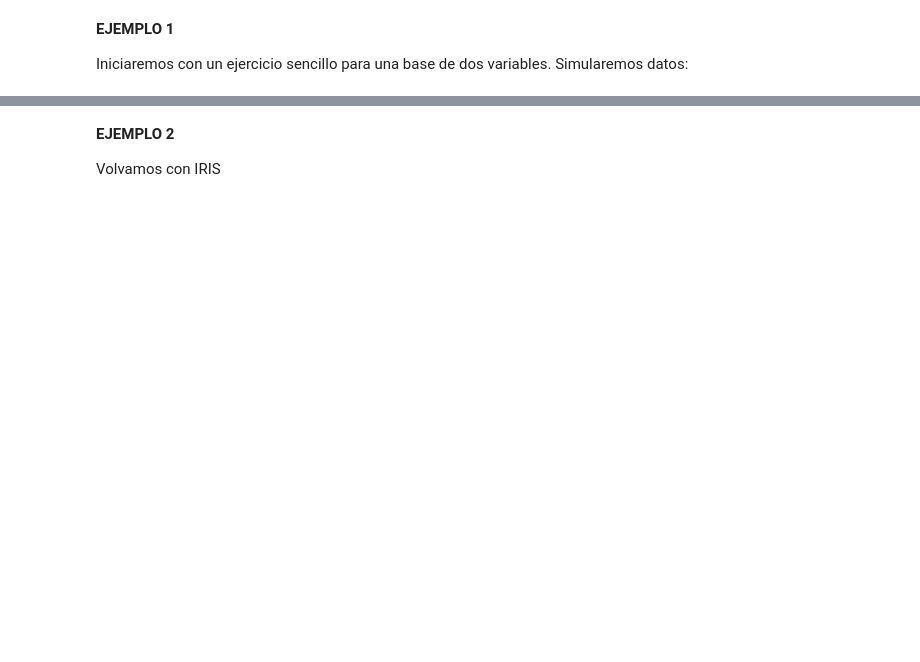
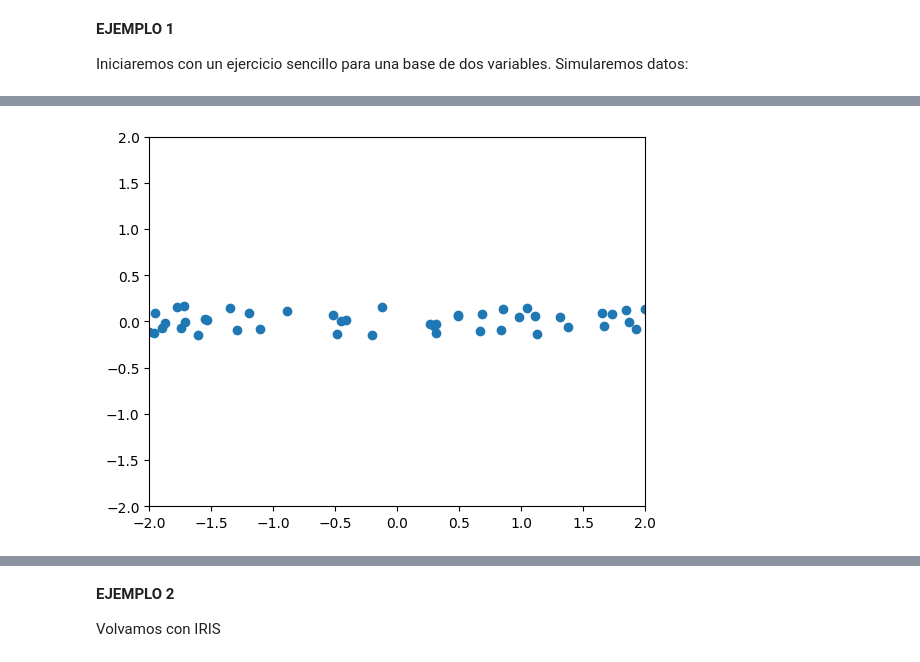
Before and after one commit to srodriguezc91/Proyecto_final_ML_V1, a Jupyter notebook: Código/ACP_Ejemplitos.ipynb, the cells around one changed output, grey strips where cells are left out. Drawn from its saved outputs; the diff is of its cells as text; code cells hidden in the pictures; blank space fills up the shorter version.

```diff
--- a/Código/ACP_Ejemplitos.ipynb
+++ b/Código/ACP_Ejemplitos.ipynb
@@ -56,8 +109,15 @@ plt.scatter(DFT.T[0],DFT.T[1])
 # %%
 pca = PCA(n_components=2)
-principal_components = pca.fit_transform(DFT)
-DFPC = pd.DataFrame(data = principal_components, columns = ['PC1', 'PC2'])
-DFPC['3']=0
-DFPC
+pca.fit(DFT)
+principal_components=pca.transform(DFT)
+
+
+DFPC= pd.DataFrame(principal_components)
+plt.scatter(principal_components[:,0],principal_components[:,1])
+plt.xlim(-2,2)
+plt.ylim(-2,2)
+plt.show()
+# %% [output]
+[figure, added]
 # %%
 DFPC.values.T[0]
```
Also changed, not shown: parts of 28 cells of this notebook, 3 other files.
